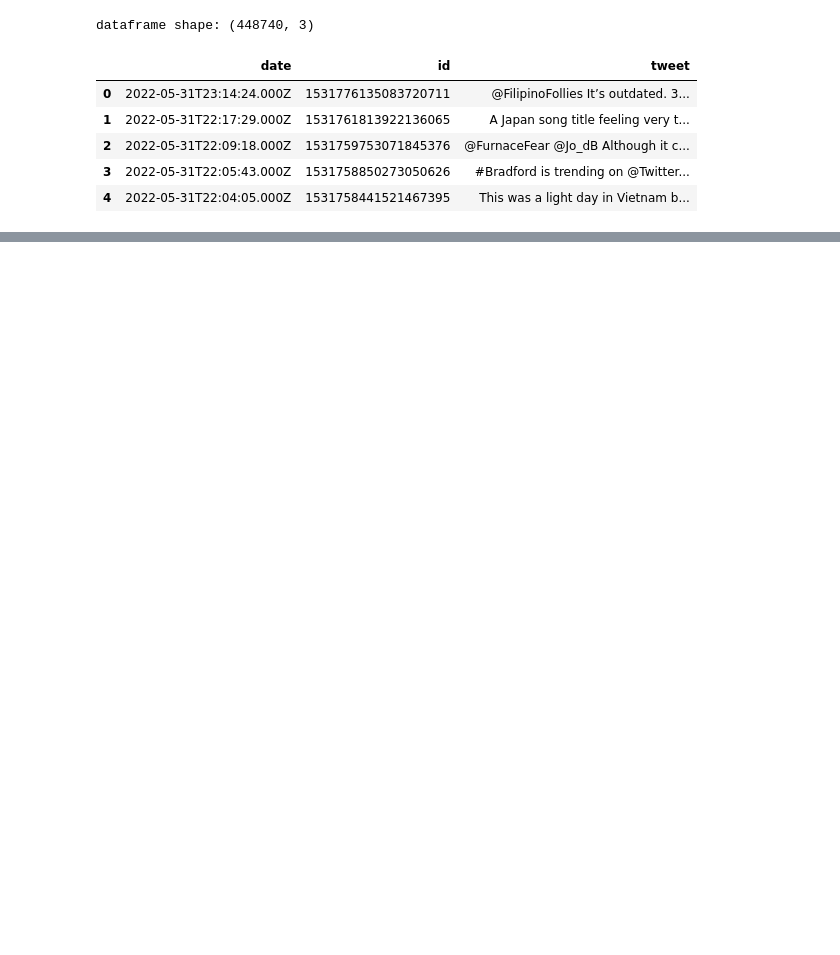
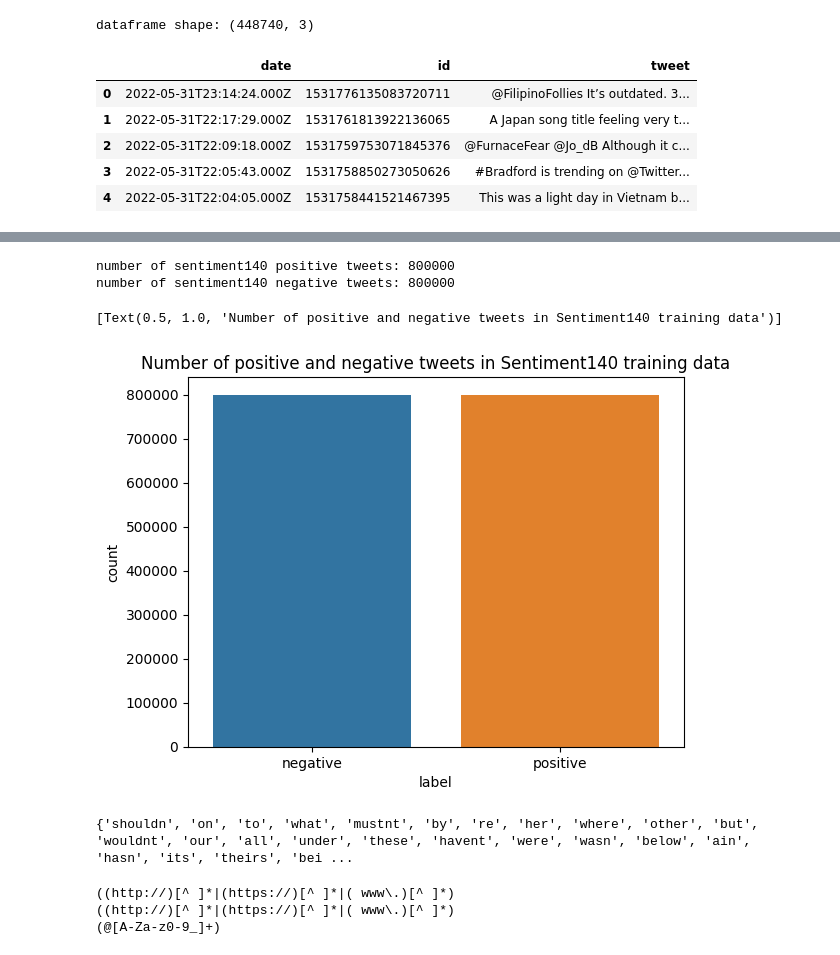
Before and after one commit to ORJackson/Sentiment-Analysis_UK-Anti-Asian-Sentiment-Covid-19, a Jupyter notebook: sentimentAnalysisSVM.ipynb, the cells around one changed output, grey strips where cells are left out. Cells and saved outputs as stored; diff of their text form; code cells hidden in the pictures; blank space fills up the shorter version.

```diff
--- a/sentimentAnalysisSVM.ipynb
+++ b/sentimentAnalysisSVM.ipynb
@@ -37,3 +71,12 @@ dataframe shape: (1600000, 2)
 | 2 | 0 | @Kenichan I dived many times for ... |
 | 3 | 0 | my whole body feels itchy and lik... |
 | 4 | 0 | @nationwideclass no, it's not beh... |
+# %%
+def labelTrainingSentiment(score):
+    if score == 0:
+        return 'negative'
+    if score == 4:
+        return 'positive'
+
+sentiment140Df['label'] = sentiment140Df['sentimentScore'].apply(lambda x: labelTrainingSentiment(x))
+sentiment140Df.head(5)
@@ -40,3 +90,14 @@ dataframe shape: (1600000, 2)
+# %%
+sentiment140Positive = sentiment140Df[sentiment140Df['label'] == 'positive']
+sentiment140Negative = sentiment140Df[sentiment140Df['label'] == 'negative']
+print("number of sentiment140 positive tweets: " + str(sentiment140Positive.shape[0]))
+print("number of sentiment140 negative tweets: " + str(sentiment140Negative.shape[0]))
+sns.countplot(x=sentiment140Df['label'], label= 'count').set(title='Number of positive and negative tweets in Sentiment140 training data')
+# %% [output]
+number of sentiment140 positive tweets: 800000
+number of sentiment140 negative tweets: 800000
+[Text(0.5, 1.0, 'Number of positive and negative tweets in Sentiment140 training data')]
+[figure, added]
 # %%
 # This emoji's dicitonary was taken from:
 # https://www.kaggle.com/code/stoicstatic/twitter-sentiment-analysis-for-beginners?scriptVersionId=68181216
@@ -49,5 +110,20 @@ emojis = {':)': 'smile', ':-)': 'smile', ';d': 'wink', ':-E': 'vampire', ':(': '
           '<(-_-)>': 'robot', 'd[-_-]b': 'dj', ":'-)": 'sadsmile', ';)': 'wink',
           ';-)': 'wink', 'O:-)': 'angel','O*-)': 'angel','(:-D': 'gossip', '=^.^=': 'cat'}
 
-stops = set(stopwords.words('english'))
-print(stops)
+stops = stopwords.words('english')
+
+
+def appendStopsNoApostrophes(wordList):
+    newList = wordList
+    for word in wordList:
+        if word.find("'") != -1:
+            newList.append(word.replace("'", ""))
+            newList.remove(word)
+    return newList
+
+stops = appendStopsNoApostrophes(stops)
+STOPWORDS = set(stops)
+
+print(STOPWORDS)
+# %% [output]
+{'shouldn', 'on', 'to', 'what', 'mustnt', 'by', 're', 'her', 'where', 'other', 'but', 'wouldnt', 'our', 'all', 'under', 'these', 'havent', 'were', 'wasn', 'below', 'ain', 'hasn', 'its', 'theirs', 'bei ...
@@ -56,0 +130,11 @@ def cleanTweet(tweet):
+# %%
+urlPattern = r"((http://)[^ ]*|(https://)[^ ]*|( www\.)[^ ]*)"
+urlPattern2 = "((http://)[^ ]*|(https://)[^ ]*|( www\.)[^ ]*)"
+userPattern = "(@[A-Za-z0-9_]+)"
+print(urlPattern)
+print(urlPattern2)
+print(userPattern)
+# %% [output]
+((http://)[^ ]*|(https://)[^ ]*|( www\.)[^ ]*)
+((http://)[^ ]*|(https://)[^ ]*|( www\.)[^ ]*)
+(@[A-Za-z0-9_]+)
```
Also changed, not shown: parts of 11 cells of this notebook, 1 other file.
